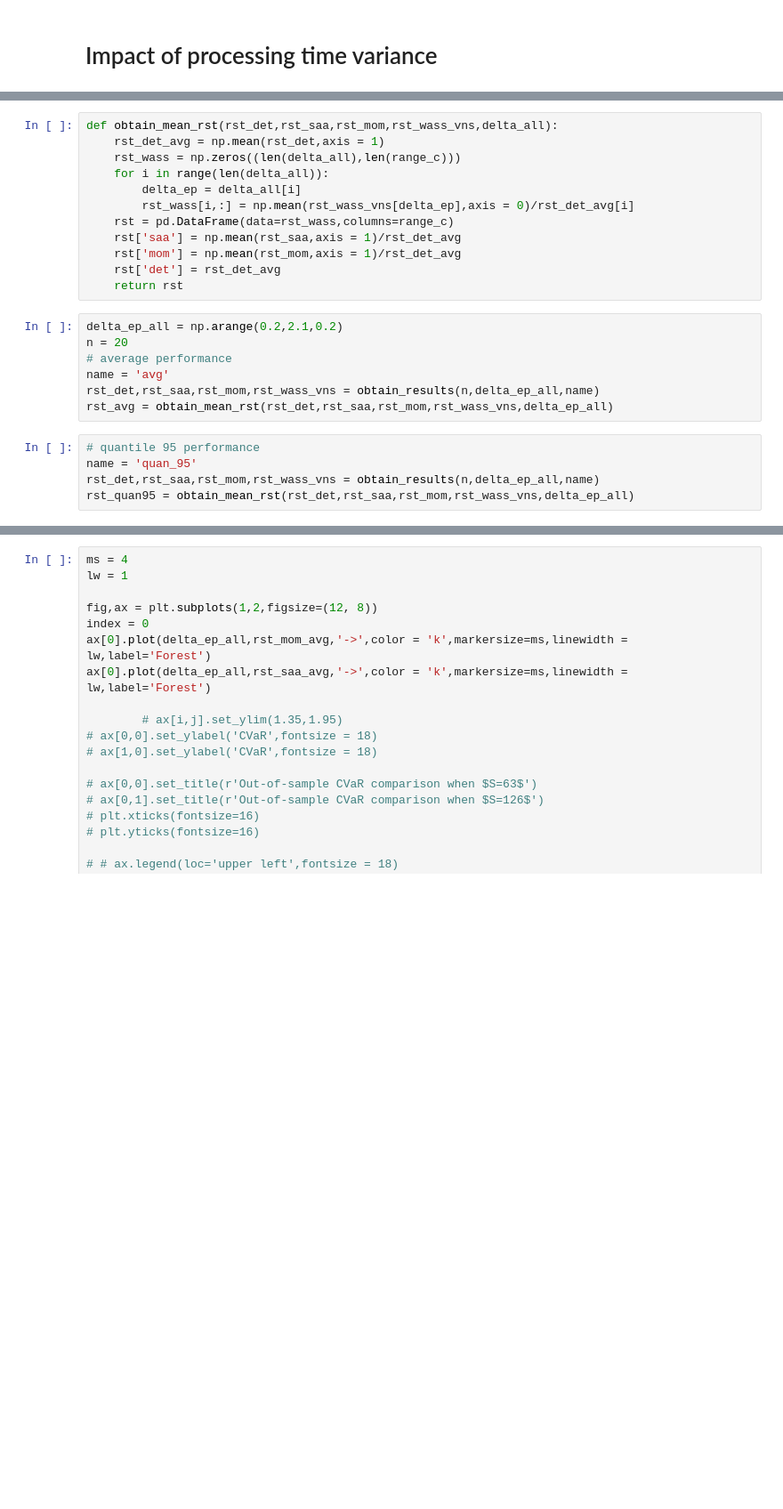
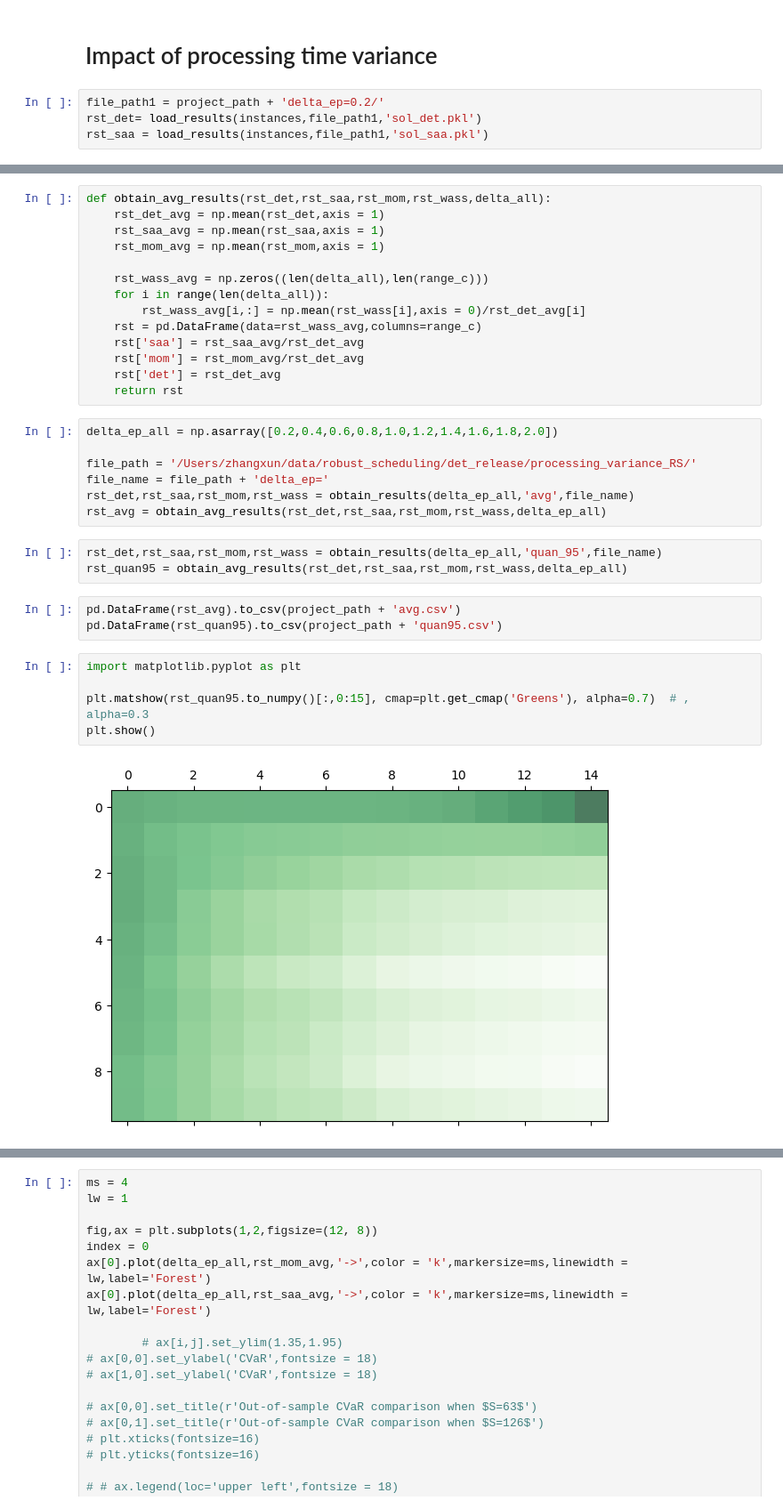
Before and after one commit to xunzhang-sjtu/Robust_scheduling_with_release_time, a Jupyter notebook: results.ipynb, the cells around one changed output, grey strips where cells are left out. Shown at 89% size. Drawn from its saved outputs; the diff is of its cells as text; blank space fills up the shorter version.

```diff
--- a/results.ipynb
+++ b/results.ipynb
@@ -127,2 +164,6 @@ def load_wass_results(ins,n,iterations,range_c,project_path,file_name):
 # %% [markdown]
 # Impact of processing time variance
+# %%
+file_path1 = project_path + 'delta_ep=0.2/'
+rst_det= load_results(instances,file_path1,'sol_det.pkl')
+rst_saa = load_results(instances,file_path1,'sol_saa.pkl')
@@ -149,25 +192,35 @@ def obtain_results(n,delta_all,name,file_name):
     return rst_det,rst_saa,rst_mom,rst_wass_vns
 # %%
-def obtain_mean_rst(rst_det,rst_saa,rst_mom,rst_wass_vns,delta_all):
+def obtain_avg_results(rst_det,rst_saa,rst_mom,rst_wass,delta_all):
     rst_det_avg = np.mean(rst_det,axis = 1)
-    rst_wass = np.zeros((len(delta_all),len(range_c)))
+    rst_saa_avg = np.mean(rst_saa,axis = 1)
+    rst_mom_avg = np.mean(rst_mom,axis = 1)
+
+    rst_wass_avg = np.zeros((len(delta_all),len(range_c)))
     for i in range(len(delta_all)):
-        delta_ep = delta_all[i]
-        rst_wass[i,:] = np.mean(rst_wass_vns[delta_ep],axis = 0)/rst_det_avg[i]
-    rst = pd.DataFrame(data=rst_wass,columns=range_c)
-    rst['saa'] = np.mean(rst_saa,axis = 1)/rst_det_avg
-    rst['mom'] = np.mean(rst_mom,axis = 1)/rst_det_avg
+        rst_wass_avg[i,:] = np.mean(rst_wass[i],axis = 0)/rst_det_avg[i]
+    rst = pd.DataFrame(data=rst_wass_avg,columns=range_c)
+    rst['saa'] = rst_saa_avg/rst_det_avg
+    rst['mom'] = rst_mom_avg/rst_det_avg
     rst['det'] = rst_det_avg
     return rst
-# %%
-delta_ep_all = np.arange(0.2,2.1,0.2)
-n = 20
-# average performance
-name = 'avg'
-rst_det,rst_saa,rst_mom,rst_wass_vns = obtain_results(n,delta_ep_all,name)
-rst_avg = obtain_mean_rst(rst_det,rst_saa,rst_mom,rst_wass_vns,delta_ep_all)
-# %%
-# quantile 95 performance
-name = 'quan_95'
-rst_det,rst_saa,rst_mom,rst_wass_vns = obtain_results(n,delta_ep_all,name)
-rst_quan95 = obtain_mean_rst(rst_det,rst_saa,rst_mom,rst_wass_vns,delta_ep_all)
+# %%
+delta_ep_all = np.asarray([0.2,0.4,0.6,0.8,1.0,1.2,1.4,1.6,1.8,2.0])
+
+file_path = '/Users/zhangxun/data/robust_scheduling/det_release/processing_variance_RS/'
+file_name = file_path + 'delta_ep='
+rst_det,rst_saa,rst_mom,rst_wass = obtain_results(delta_ep_all,'avg',file_name)
+rst_avg = obtain_avg_results(rst_det,rst_saa,rst_mom,rst_wass,delta_ep_all)
+# %%
+rst_det,rst_saa,rst_mom,rst_wass = obtain_results(delta_ep_all,'quan_95',file_name)
+rst_quan95 = obtain_avg_results(rst_det,rst_saa,rst_mom,rst_wass,delta_ep_all)
+# %%
+pd.DataFrame(rst_avg).to_csv(project_path + 'avg.csv')
+pd.DataFrame(rst_quan95).to_csv(project_path + 'quan95.csv')
+# %%
+import matplotlib.pyplot as plt
+
+plt.matshow(rst_quan95.to_numpy()[:,0:15], cmap=plt.get_cmap('Greens'), alpha=0.7)  # , alpha=0.3
+plt.show()
+# %% [output]
+[figure, added]
```
Also changed, not shown: parts of 37 cells of this notebook, 5 other files.
